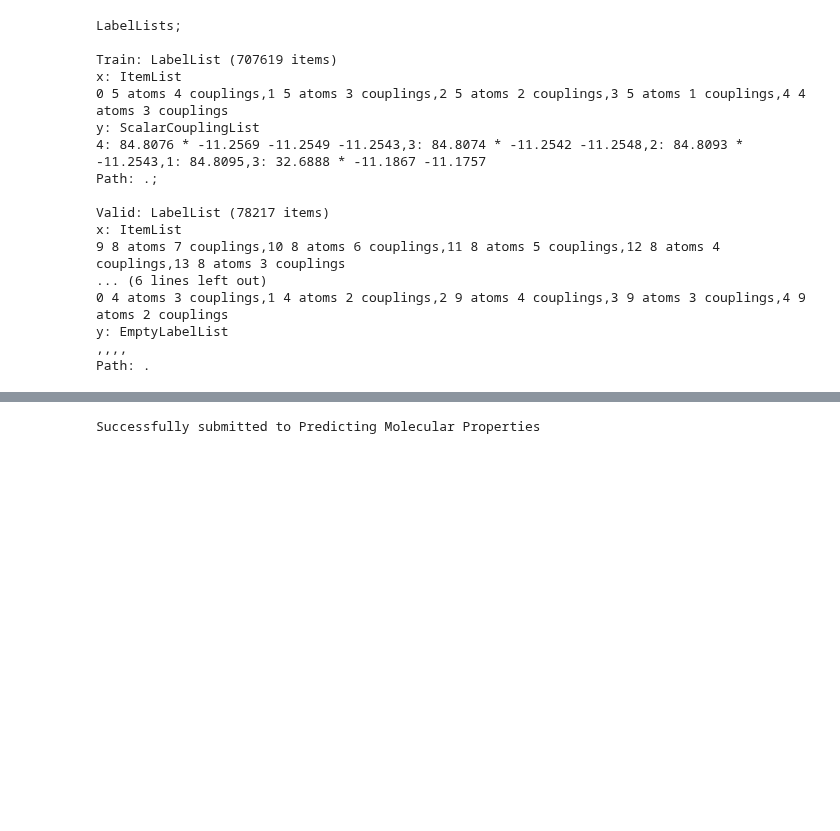
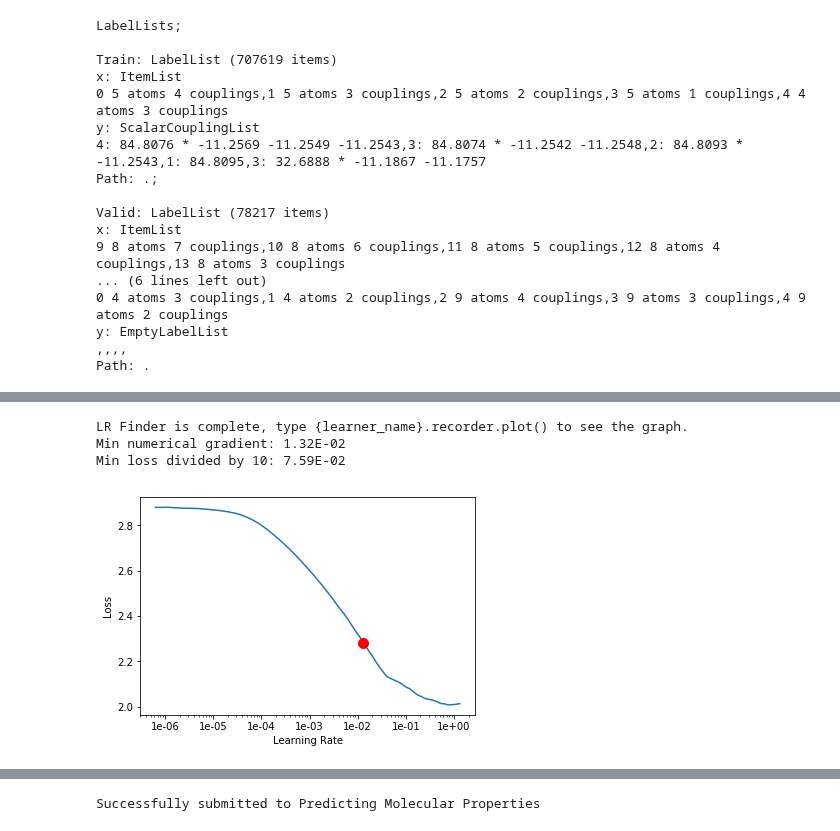
Before and after one commit to antorsae/champs-scalar-coupling, a Jupyter notebook: cloud.ipynb, the cells around one changed output, grey strips where cells are left out. Cells and saved outputs as stored; diff of their text form; code cells hidden in the pictures; blank space fills up the shorter version.

```diff
--- a/cloud.ipynb
+++ b/cloud.ipynb
@@ -375,3 +355,9 @@ data = data.transform(([random_rotation, smooth_atom_one_hot], [random_rotation,
+# %%
+# data = data.transform(([random_rotation, smooth_atom_one_hot], [random_rotation, smooth_atom_one_hot]))
+
+# IMPORTANT IF/WHEN DOING TTA ch
+
+data = data.transform(([random_rotation, smooth_atom_one_hot], None))
 # %%
 data
 # %% [output]
@@ -413,6 +398,0 @@ tensor([[ 1.4139,  0.6641,  0.0000,  2.0780,  0.0000,  0.0000,  0.0000,  0.0000,
-# %%
-# but norm of the atoms shouldn't change
-print(torch.norm(data.train_ds[0][0].data[0][:3], dim=0))
-for _ in range(1000):
-    _ = data.train_ds[0][0].data[0][:3]
-print(torch.norm(data.train_ds[0][0].data[0][:3], dim=0))
@@ -531,7 +502,7 @@ class PointNetfeat(Module):
         self.qrot = Quaternion() if quaternion_transform else None
         self.stn = STNkd(pools, channels = input_transform, add_eye=add_eye) if input_transform else None
         self.convs = nn.ModuleList([nn.Sequential(
-            nn.Conv1d(C[i], C[i+1], 1), nn.BatchNorm1d(C[i+1]), nn.ReLU(), ) for i in range(len(C)-1)])
+            nn.Conv1d(C[i], C[i+1], 1), nn.BatchNorm1d(C[i+1]), nn.ReLU(inplace=True), ) for i in range(len(C)-1)])
         self.fstn = STNkd(pools, channels = feature_transform, add_eye=add_eye,
                          last_fc = nn.Linear) if feature_transform else None
         self.pools = [pool(1) for pool in pools]
@@ -582,17 +553,17 @@ class PointNetDenseReg(Module):
         #                         add_eye=add_eye)
         C = seg_channels
 
-        C.insert(0, feat_channels[-1]*len(pools) + feat_channels[1])
+        C.insert(0, 2*feat_channels[-1]*len(pools) + feat_channels[1])
 
         self.seg_convs = nn.ModuleList([nn.Sequential(
-            nn.Conv1d(C[i], C[i+1], 1), nn.BatchNorm1d(C[i+1]), nn.ReLU(),) for i in range(len(C)-2)])
+            nn.Conv1d(C[i], C[i+1], 1), nn.BatchNorm1d(C[i+1]), nn.ReLU(inplace=True),) for i in range(len(C)-2)])
         self.seg_convs.append(nn.Conv1d(C[-2], C[-1], 1))
 
-        #coulomb_C = [feat_channels[2],128,1024]
+        coulomb_C = [feat_channels[2],128,1024]
 
-        #self.coulomb_convs = nn.ModuleList([nn.Sequential(
-        #    nn.Conv1d(coulomb_C[i], coulomb_C[i+1], 1), nn.BatchNorm1d(coulomb_C[i+1]), nn.ReLU(),)
-        #                                  for i in range(len(coulomb_C)-1)])
+        self.coulomb_convs = nn.ModuleList([nn.Sequential(
+            nn.Conv1d(coulomb_C[i], coulomb_C[i+1], 1), nn.BatchNorm1d(coulomb_C[i+1]), nn.ReLU(inplace=True),)
+                                          for i in range(len(coulomb_C)-1)])
 
         self.dropout = nn.Dropout(p=dropout_rate) if dropout_rate > 0. else None
         self.pools = [pool(1) for pool in pools]
@@ -600,18 +571,18 @@ class PointNetDenseReg(Module):
     def forward(self, x, coulomb):
         batchsize, _, n_pts = x.shape
         pointfeat, globalfeat, trans, trans_feat = self.feat(x)
-#        x_c = torch.matmul(pointfeat, coulomb)
-#        for coulomb_conv in self.coulomb_convs[:3]:
-#            x_c = coulomb_conv(x_c)
-#        x_c = torch.cat([pool(x_c) for pool in self.pools], dim=-1)
-#        for coulomb_conv in self.coulomb_convs[3:]:
-#            x_c = coulomb_conv(x_c)
+        x_c = torch.matmul(pointfeat, coulomb)
+        for coulomb_conv in self.coulomb_convs[:3]:
+            x_c = coulomb_conv(x_c)
+        x_c = torch.cat([pool(x_c) for pool in self.pools], dim=-1)
+        for coulomb_conv in self.coulomb_convs[3:]:
+            x_c = coulomb_conv(x_c)
 
         #print(globalfeat.shape, pointfeat.shape, x_c.shape)
         x = torch.cat([globalfeat.unsqueeze(-1).expand(-1, -1, n_pts),
                        pointfeat,
-                      ], 1)
-                      # x_c.expand(-1, -1, n_pts)], 1)
+                      #], 1)
+                       x_c.expand(-1, -1, n_pts)], 1)
         #print(x.shape)
         for seg_conv in self.seg_convs[:-1]:
             x = seg_conv(x)
@@ -658,6 +665,7 @@ learner.model
 # %%
 learner = learner.to_parallel()#.to_fp16()
 # %%
-data.batch_size = int(4096*2)
+data.batch_size = int(4096*1.75)
 learner.lr_find()
 learner.recorder.plot(suggestion=True)
+# %% [output]
@@ -664 +673,5 @@ learner.recorder.plot(suggestion=True)
+LR Finder is complete, type {learner_name}.recorder.plot() to see the graph.
+Min numerical gradient: 1.32E-02
+Min loss divided by 10: 7.59E-02
+[figure, added]
 # %%
```
Also changed, not shown: parts of 17 cells of this notebook, 1 other file.
